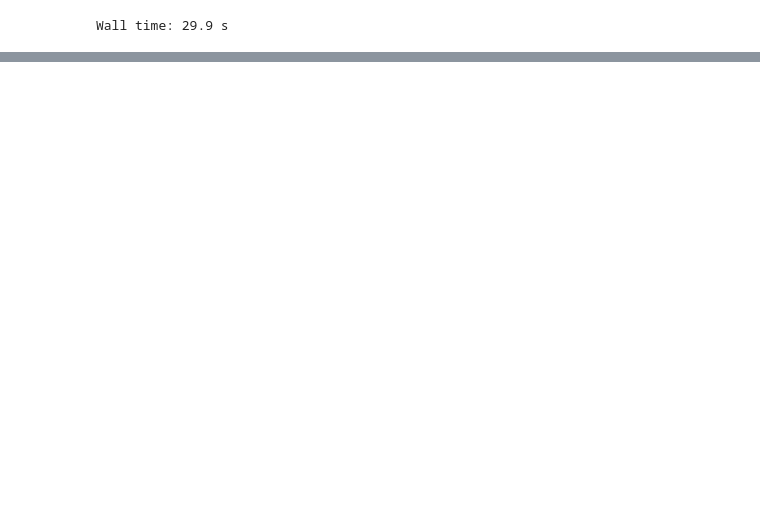
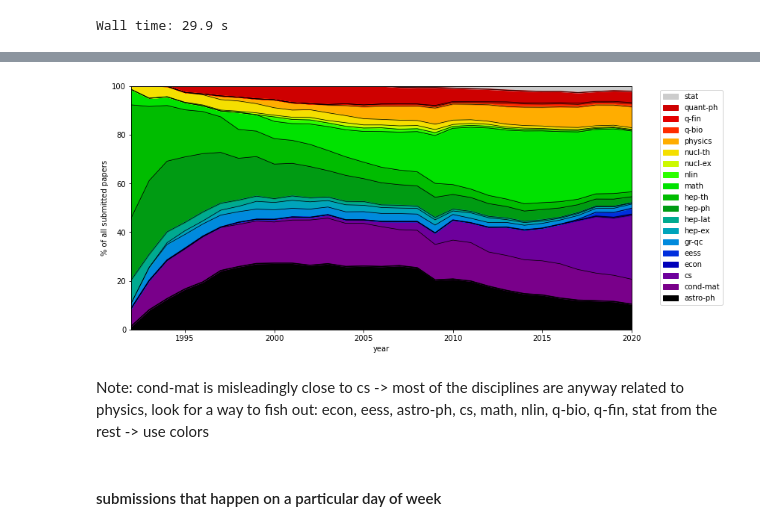
Before and after one commit to paniterka/arxiv-analysis, a Jupyter notebook: read_and_explore.ipynb, the cells around one changed output, grey strips where cells are left out. Cells and saved outputs as stored; diff of their text form; code cells hidden in the pictures; blank space fills up the shorter version.

```diff
--- a/read_and_explore.ipynb
+++ b/read_and_explore.ipynb
@@ -297,0 +455,3 @@ Wall time: 29.9 s
+# %%
+arxiv_tmp = arxiv.query('n_categories == 1')
+year_vs_disc = groupby_2d([arxiv_tmp['submitted'].dt.year, arxiv_tmp['categories'].apply(lambda x: x.split('.')[0])], arxiv_tmp)
@@ -297,0 +479,17 @@ Wall time: 29.9 s
+# %%
+year_vs_disc2 = normalize_by_rowsum(year_vs_disc)
+# %%
+with warnings.catch_warnings():
+    warnings.simplefilter('ignore')
+
+    ax = year_vs_disc2.plot.area(stacked=True, colormap="nipy_spectral", figsize=(12,6), legend=True);
+    year_vs_disc2.rename(columns=dict(zip(year_vs_disc2.columns,["_"+c for c in year_vs_disc2.columns])))\
+        .plot.line(stacked=True, color="k", lw=0.75, ax=ax);
+    handles, labels = ax.get_legend_handles_labels()
+    plt.legend(reversed(handles), reversed(labels), bbox_to_anchor=(1.05, 1))
+    plt.xlim([1992,2020])
+    plt.ylim([0,1])
+    plt.ylabel('% of all submitted papers')
+    ax.set_yticklabels([str(round(tick*100)) for tick in ax.get_yticks()])
+    plt.xlabel('year')
+# %% [output]
@@ -297,0 +501,6 @@ Wall time: 29.9 s
+[figure, added]
+# %% [markdown]
+Note: cond-mat is misleadingly close to cs -> most of the disciplines are anyway related to physics, look for a way to fish out: econ, eess, astro-ph, cs, math, nlin, q-bio, q-fin, stat from the rest -> use colors
+# %% [markdown]
+
+#### submissions that happen on a particular day of week
```
Also changed, not shown: parts of 48 cells of this notebook.
